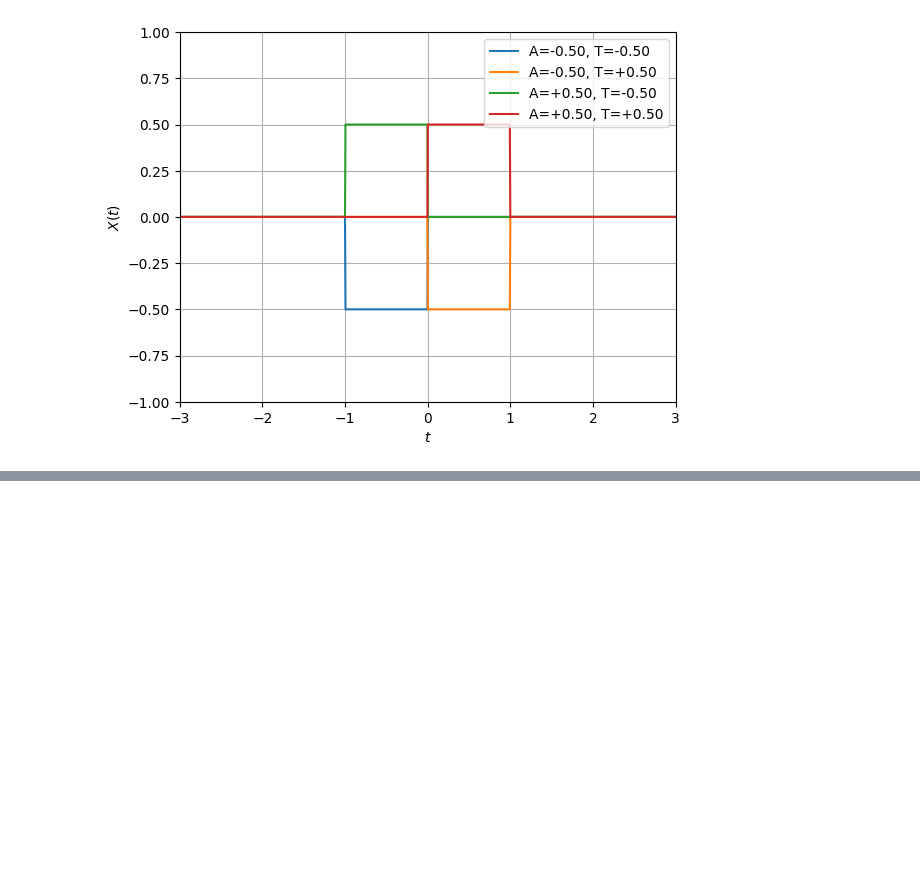
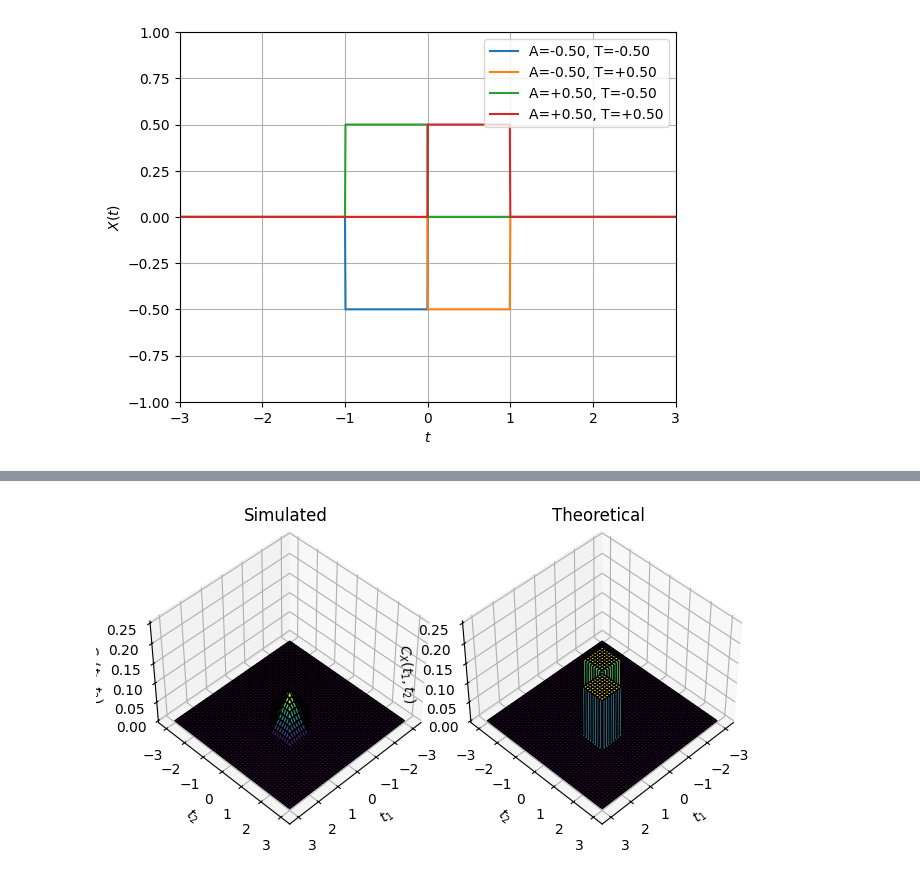
Before and after one commit to gabrielluizep/eng-pre, a Jupyter notebook: prova-6/questao-6-9.ipynb, the cells around one changed output, grey strips where cells are left out. Drawn from its saved outputs; the diff is of its cells as text; code cells hidden in the pictures; blank space fills up the shorter version.

```diff
--- a/prova-6/questao-6-9.ipynb
+++ b/prova-6/questao-6-9.ipynb
@@ -25,0 +47,43 @@ plt.show()
+# %%
+import numpy as np
+import matplotlib.pyplot as plt
+from mpl_toolkits.mplot3d import Axes3D
+
+# Assuming you have 't' and 'X' defined
+t1 = t
+t2 = t
+
+T1, T2 = np.meshgrid(t1, t2)
+
+CX_sim = np.cov(X, rowvar=False)
+CX_teo = 1/4 * (1/2 * (np.abs(T1 + 1/2) < 0.5) * (np.abs(T2 + 1/2) < 0.5) +
+               1/2 * (np.abs(T1 - 1/2) < 0.5) * (np.abs(T2 - 1/2) < 0.5))
+
+fig = plt.figure()
+
+# Simulated
+ax1 = fig.add_subplot(121, projection='3d')
+ax1.plot_surface(T1, T2, CX_sim, cmap='viridis', edgecolor='k')
+ax1.set_xlabel('$t_1$')
+ax1.set_ylabel('$t_2$')
+ax1.set_zlabel('$C_X(t_1,t_2)$')
+ax1.grid(True)
+ax1.set_title('Simulated')
+ax1.view_init(45, 45)
+ax1.set_zlim([0, 0.25])
+
+# Theoretical
+ax2 = fig.add_subplot(122, projection='3d')
+ax2.plot_surface(T1, T2, CX_teo, cmap='viridis', edgecolor='k')
+ax2.set_xlabel('$t_1$')
+ax2.set_ylabel('$t_2$')
+ax2.set_zlabel('$C_X(t_1,t_2)$')
+ax2.grid(True)
+ax2.set_title('Theoretical')
+ax2.view_init(45, 45)
+ax2.set_zlim([0, 0.25])
+
+plt.tight_layout()
+plt.show()
+# %% [output]
+[figure, added]
```
Also changed, not shown: parts of 2 cells of this notebook, 1 other file.
